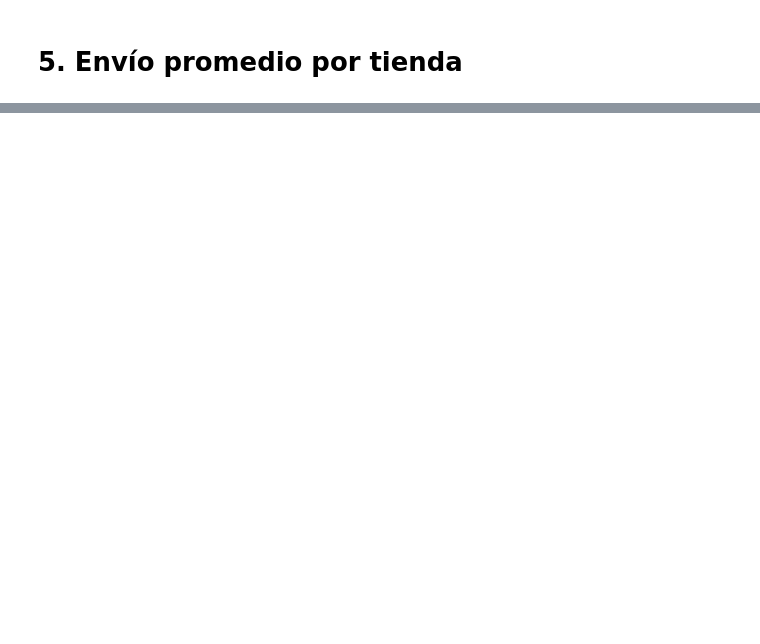
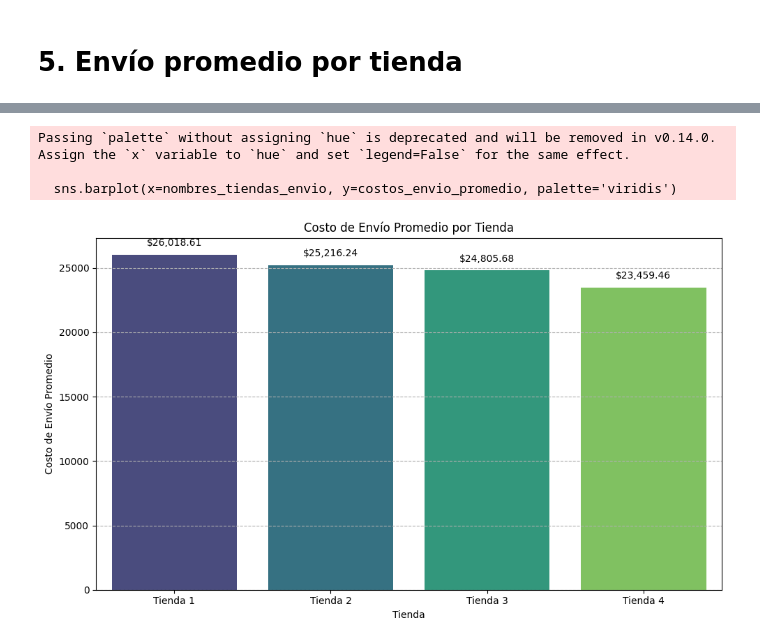
Before and after one commit to 20BaNi00/Amigo-Secreto, a Jupyter notebook: AluraStoreLatam.ipynb, the cells around one changed output, grey strips where cells are left out. Saved outputs shown, nothing was run; the diff lists cells and outputs as text; code cells hidden in the pictures; blank space fills up the shorter version.

```diff
--- a/AluraStoreLatam.ipynb
+++ b/AluraStoreLatam.ipynb
@@ -77,2 +392,73 @@ NameError: name 'suma' is not defined
 # %% [markdown]
 # 5. Envío promedio por tienda
+# %%
+import pandas as pd
+import matplotlib.pyplot as plt
+# 5. Envío promedio por tienda
+
+# Lista para almacenar los costos de envío promedio por tienda (para el gráfico)
+costos_envio_promedio = []
+nombres_tiendas_envio = [] # Usar un nombre diferente para no sobrescribir la lista anterior si se usa después
+
+# Procesar cada tienda
+print("\nAnálisis de Costo de Envío Promedio:")
+print("--------------------------------------")
+for df, nombre_tienda in tiendas:
+  try:
+    # Verificar que la columna 'Costo de envío' existe
+    if 'Costo de envío' not in df.columns:
+      print(f"Error: La columna 'Costo de envío' no existe en {nombre_tienda}")
+      # Añadir un valor por defecto (ej. 0) y el nombre para mantener la estructura del gráfico
+      costos_envio_promedio.append(0)
+      nombres_tiendas_envio.append(nombre_tienda)
+      continue
+
+    # Convertir la columna 'Costo de envío' a numérico, forzando errores a NaN
+    # Esto maneja casos donde la columna puede tener valores no numéricos
+    df['Costo de envío'] = pd.to_numeric(df['Costo de envío'], errors='coerce')
+
+    # Calcular el costo de envío promedio, ignorando los valores NaN
+    # .mean() ignora NaN por defecto
+    costo_envio_promedio_tienda = df['Costo de envío'].mean()
+
+    # Manejar caso de datos vacíos o todos NaN
+    if pd.isna(costo_envio_promedio_tienda):
+      print(f"Advertencia: No hay costos de envío válidos en {nombre_tienda}")
+      costo_envio_promedio_tienda = 0 # O podrías usar NaN si prefieres que no aparezca en el gráfico
+
+    # Almacenar para el gráfico
+    costos_envio_promedio.append(costo_envio_promedio_tienda)
+    nombres_tiendas_envio.append(nombre_tienda)
+
+    # Mostrar el costo de envío promedio formateado
+    print(f"Costo de envío promedio en {nombre_tienda}: {format_currency(costo_envio_promedio_tienda)}")
+
+  except Exception as e:
+    # Capturar cualquier otro error que pueda ocurrir durante el procesamiento de una tienda específica
+    print(f"Error inesperado al procesar {nombre_tienda}: {e}")
+    # Añadir un valor por defecto (ej. 0) y el nombre para mantener la estructura del gráfico
+    costos_envio_promedio.append(0)
+    nombres_tiendas_envio.append(nombre_tienda)
+
+# --- Visualización del Costo de Envío Promedio ---
+if nombres_tiendas_envio and sum(costos_envio_promedio) >= 0: # Asegurarse de que hay datos para graficar
+    plt.figure(figsize=(10, 6))
+    # Usar sns.barplot para un gráfico de barras más estético
+    sns.barplot(x=nombres_tiendas_envio, y=costos_envio_promedio, palette='viridis')
+    plt.title('Costo de Envío Promedio por Tienda')
+    plt.xlabel('Tienda')
+    plt.ylabel('Costo de Envío Promedio')
+    plt.xticks(rotation=0) # No es necesario rotar si los nombres son cortos
+    plt.grid(axis='y', linestyle='--') # Añadir una cuadrícula suave en el eje Y
+
+    # Añadir los valores de los costos de envío promedio sobre las barras
+    for i, costo in enumerate(costos_envio_promedio):
+        # Usar format_currency para mostrar los valores en formato moneda
+        plt.text(i, costo + (max(costos_envio_promedio)*0.02), format_currency(costo), ha='center', va='bottom', fontsize=10)
+
+    plt.tight_layout()
+    plt.savefig('costo_envio_promedio_por_tienda.png')
+    plt.show()
+else:
+    print("\nNo hay datos válidos de costos de envío promedio para graficar.")
+# %% [output]
@@ -78,0 +471,4 @@ NameError: name 'suma' is not defined
+Passing `palette` without assigning `hue` is deprecated and will be removed in v0.14.0. Assign the `x` variable to `hue` and set `legend=False` for the same effect.
+
+  sns.barplot(x=nombres_tiendas_envio, y=costos_envio_promedio, palette='viridis')
+[figure, added]
```
Also changed, not shown: parts of 8 cells of this notebook.
